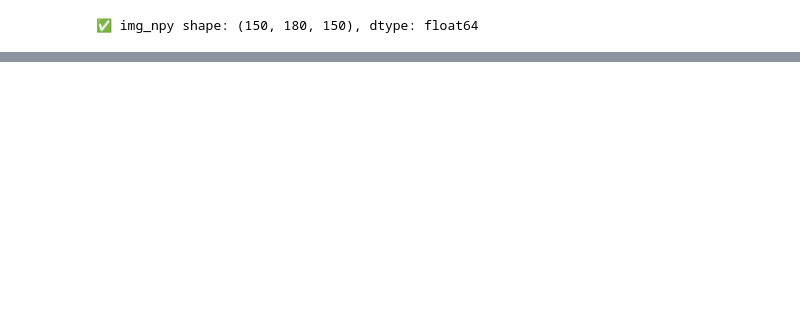
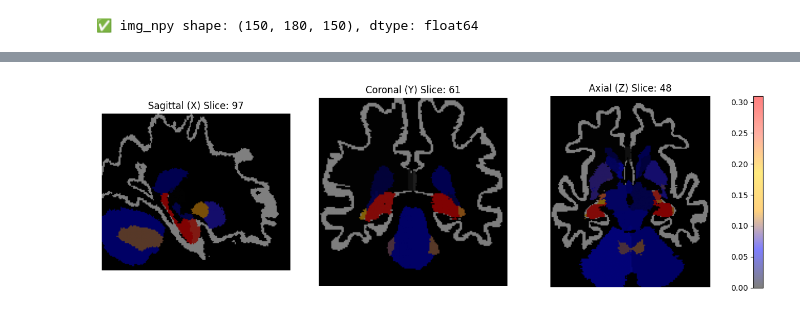
Before and after one commit to JWKKWJ123/google-colab, a Jupyter notebook: plot_heatmap.ipynb, the cells around one changed output, grey strips where cells are left out. Saved outputs shown, nothing was run; the diff lists cells and outputs as text; code cells hidden in the pictures; blank space fills up the shorter version.

```diff
--- a/plot_heatmap.ipynb
+++ b/plot_heatmap.ipynb
@@ -414,3 +416,95 @@ display(interactive_plot)
+# %%
+import matplotlib.pyplot as plt
+import numpy as np
+from scipy import ndimage
+import ipywidgets as widgets
+from ipywidgets import interactive_output
+from IPython.display import display
+
+# Function to visualize three manually selected slices (interactive)
+def interactive_slice_viewer(struct_arr, x_slice, y_slice, z_slice, cmap='gray', vmin=None, vmax=None,
+                              overlay=None, overlay_cmap=None, overlay_vmin=None, overlay_vmax=None):
+    """
+    Display a single figure containing three **manually selected** slices:
+    - Sagittal (X-plane) at `x_slice`
+    - Coronal (Y-plane) at `y_slice`
+    - Axial (Z-plane) at `z_slice`
+
+    Uses an interactive UI to select slices dynamically.
+    """
+
+    # Set default min/max values if not provided
+    if vmin is None:
+        vmin = struct_arr.min()
+    if vmax is None:
+        vmax = struct_arr.max()
+    if overlay is not None:
+        if overlay_vmin is None:
+            overlay_vmin = overlay.min()
+        if overlay_vmax is None:
+            overlay_vmax = overlay.max()
+
+    # Create a figure with 3 subplots and extra space for the colorbar
+    fig, axes = plt.subplots(1, 4, figsize=(12, 4), gridspec_kw={"width_ratios": [1, 1, 1, 0.05]})
+
+    # Sagittal View (X-slice)
+    img1 = axes[0].imshow(ndimage.rotate(struct_arr[x_slice, :, :], 90), cmap=cmap, vmin=vmin, vmax=vmax)
+    overlay_img = None
+    if overlay is not None:
+        overlay_img = axes[0].imshow(ndimage.rotate(overlay[x_slice, :, :], 90), cmap=overlay_cmap,
+                                     vmin=overlay_vmin, vmax=overlay_vmax, alpha=0.5)
+    axes[0].set_title(f"Sagittal (X) Slice: {x_slice}")
+    axes[0].axis("off")
+
+    # Coronal View (Y-slice)
+    img2 = axes[1].imshow(ndimage.rotate(struct_arr[:, y_slice, :], 90), cmap=cmap, vmin=vmin, vmax=vmax)
+    if overlay is not None:
+        overlay_img = axes[1].imshow(ndimage.rotate(overlay[:, y_slice, :], 90), cmap=overlay_cmap,
+                                     vmin=overlay_vmin, vmax=overlay_vmax, alpha=0.5)
+    axes[1].set_title(f"Coronal (Y) Slice: {y_slice}")
+    axes[1].axis("off")
+
+    # Axial View (Z-slice)
+    img3 = axes[2].imshow(ndimage.rotate(struct_arr[:, :, z_slice], 90), cmap=cmap, vmin=vmin, vmax=vmax)
+    if overlay is not None:
+        overlay_img = axes[2].imshow(ndimage.rotate(overlay[:, :, z_slice], 90), cmap=overlay_cmap,
+                                     vmin=overlay_vmin, vmax=overlay_vmax, alpha=0.5)
+    axes[2].set_title(f"Axial (Z) Slice: {z_slice}")
+    axes[2].axis("off")
+
+    # Add a shared colorbar in the fourth column **without overlapping**
+    if overlay is not None and overlay_img is not None:
+        cbar_ax = axes[3]  # Use the fourth subplot as the colorbar
+        fig.colorbar(overlay_img, cax=cbar_ax)
+        cbar_ax.yaxis.set_ticks_position('left')  # Move ticks to the left for better alignment
+
+    plt.tight_layout()
+    plt.show()
+
+
+# Create sliders for manual slice selection
+x_slider = widgets.IntSlider(value=75, min=0, max=149, step=1, description='Sagittal (X)', continuous_update=False)
+y_slider = widgets.IntSlider(value=90, min=0, max=179, step=1, description='Coronal (Y)', continuous_update=False)
+z_slider = widgets.IntSlider(value=75, min=0, max=149, step=1, description='Axial (Z)', continuous_update=False)
+
+# Interactive output (replace None with actual data)
+interactive_plot = interactive_output(
+    interactive_slice_viewer,
+    {
+        "struct_arr": widgets.fixed(img_npy),  # Your 3D image data
+        "x_slice": x_slider,
+        "y_slice": y_slider,
+        "z_slice": z_slider,
+        "overlay": widgets.fixed(heatmap),  # Your overlay data
+        "overlay_cmap": widgets.fixed(mycmap),  # Use your colormap
+    }
+)
+
+# Display widgets and interactive plot
+display(x_slider, y_slider, z_slider)
+display(interactive_plot)
+# %% [output]
+[figure, added]
 # %%
 def plot_transverse_heatmaps(struct_arr, heatmaps, z_coord, cmap='gray', vmin=None, vmax=None,
                              overlay_cmap='hot', overlay_vmin=None, overlay_vmax=None):
```
Also changed, not shown: parts of 5 cells of this notebook.
